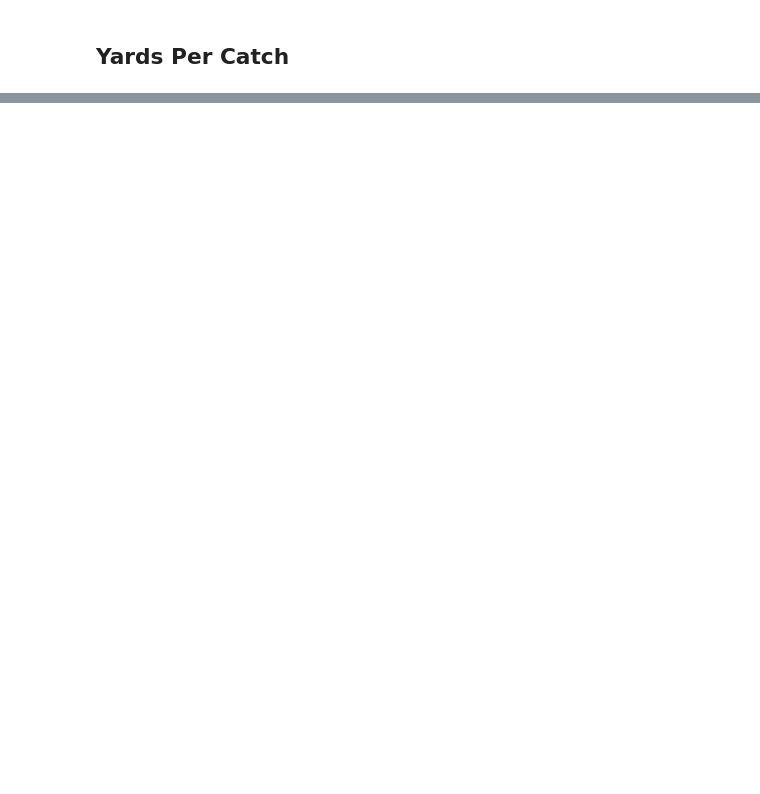
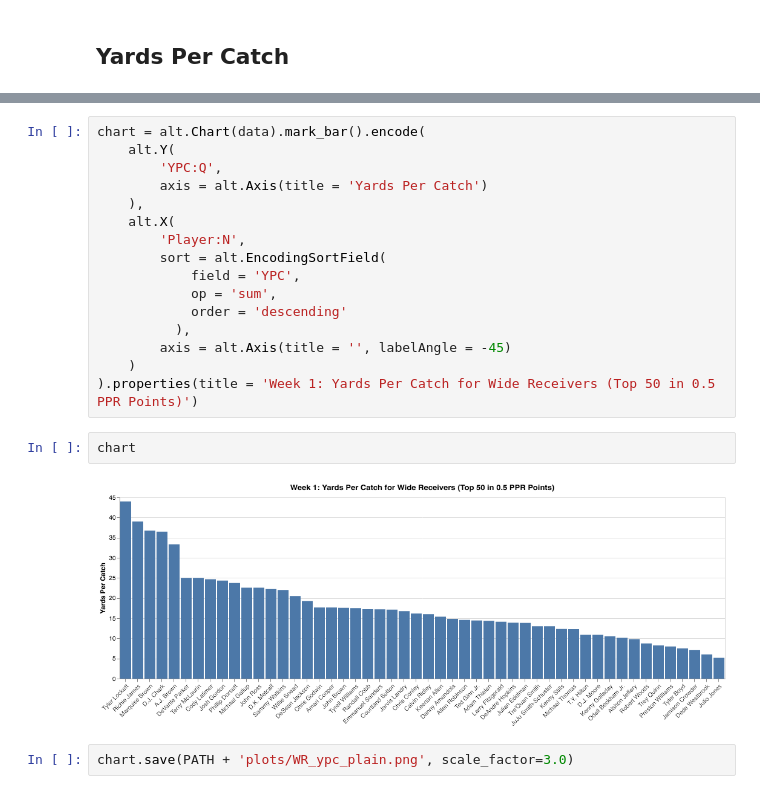
Before and after one commit to sarthakbatragatech/FantasyFootballVisualizer2019, a Jupyter notebook: plot_WR_data.ipynb, the cells around one changed output, grey strips where cells are left out. Cells and saved outputs as stored; diff of their text form; blank space fills up the shorter version.

```diff
--- a/plot_WR_data.ipynb
+++ b/plot_WR_data.ipynb
@@ -262,0 +351,22 @@ data = df[['Player', 'Team', 'Receptions']].copy()
+# %%
+chart = alt.Chart(data).mark_bar().encode(
+    alt.Y(
+        'YPC:Q',
+        axis = alt.Axis(title = 'Yards Per Catch')
+    ),
+    alt.X(
+        'Player:N',
+        sort = alt.EncodingSortField(
+            field = 'YPC',
+            op = 'sum',
+            order = 'descending'
+          ),
+        axis = alt.Axis(title = '', labelAngle = -45)
+    )
+).properties(title = 'Week 1: Yards Per Catch for Wide Receivers (Top 50 in 0.5 PPR Points)')
+# %%
+chart
+# %% [output]
+[figure, added]
+# %%
+chart.save(PATH + 'plots/WR_ypc_plain.png', scale_factor=3.0)
```
Also changed, not shown: parts of 18 cells of this notebook, 7 other files.
